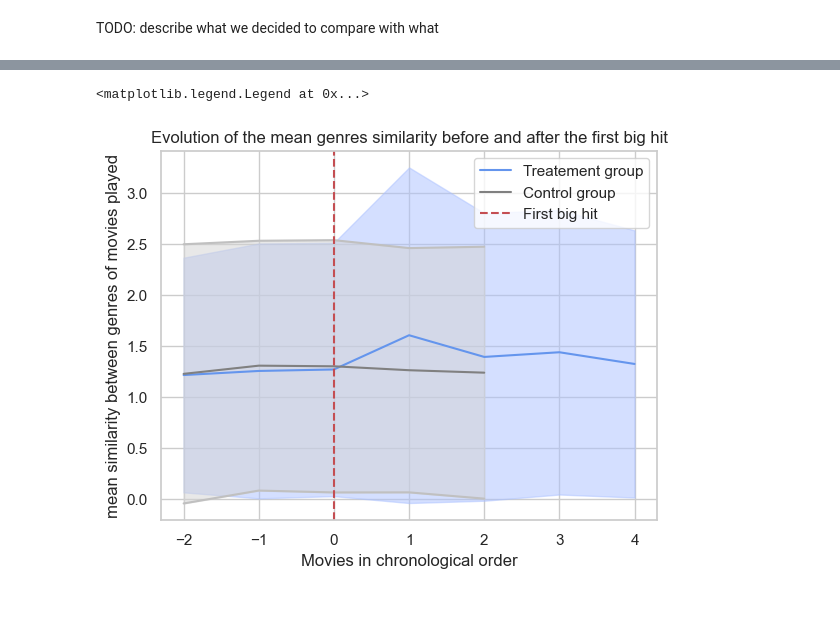
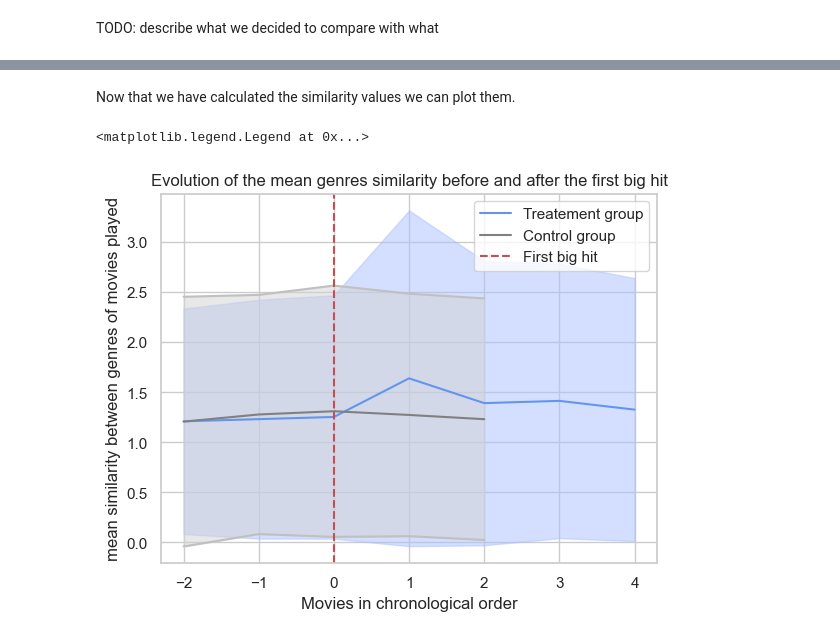
Before and after one commit to epfl-ada/ada-2023-project-pinacolada23, a Jupyter notebook: observational_study.ipynb, the cells around one changed output, grey strips where cells are left out. Saved outputs shown, nothing was run; the diff lists cells and outputs as text; code cells hidden in the pictures; blank space fills up the shorter version.

```diff
--- a/observational_study.ipynb
+++ b/observational_study.ipynb
@@ -227,16 +223,0 @@ Now let's look at the genres of the different movies actors played in. We first
-# %%
-# Use the parse_genres function defined in helpers file to parse strings and extract genre names
-df_career_analysis['parsed_genres'] = df_career_analysis['genres'].apply(parse_genres)
-
-# Compute the number of movies that do not have any genre value to assess the loss caused by this operation
-nb_movies_lost = df_career_analysis[df_career_analysis['parsed_genres'].isna()].movieID.nunique()
-# Remove rows that do not have information on the genres of the movie
-df_career_analysis = df_career_analysis.dropna(subset='parsed_genres')
-
-# For the gernes column, replace the list by a bag of words using the Counter function
-df_career_analysis['genres'] = df_career_analysis.parsed_genres.apply(lambda x: Counter(x))
-# Get rid of unwanted column
-df_career_analysis = df_career_analysis.drop(labels='parsed_genres', axis=1)
-
-# Print the number of movies lost
-print(f'The number of movies that we lost because they did not have information on genre is: {nb_movies_lost}.')
@@ -266,7 +243,7 @@ grp = df_career_analysis.groupby('name_actor')
 df_career_analysis['n'] = grp.apply(lambda x: x.apply(lambda row: center_on_first_hit(row, x), axis=1)).reset_index(drop=True)
 
 # Get rid of unwanted columns for upcoming analysis
-#df_career_analysis = df_career_analysis.drop(labels='movie_count_before_hit', axis=1)
+df_career_analysis = df_career_analysis.drop(labels='movie_count_before_hit', axis=1)
 
 df_career_analysis
 # %% [output]
@@ -306,3 +405,0 @@ df_career_analysis[~df_career_analysis.name_actor.isin(list_name_ok)].head(50)
-# %%
-# TODO find how to deal with genres = {} (empty) e.g. with Seth MacFarlane
-df_career_analysis = df_career_analysis[~(df_career_analysis.name_actor == 'Seth MacFarlane')]
@@ -380,0 +480,2 @@ to_plot_indexes_ctrl = nb_of_actors_for_n_ctrl[nb_of_actors_for_n_ctrl.values>=1
+# %% [markdown]
+Now that we have calculated the similarity values we can plot them.
@@ -381,24 +486,27 @@ to_plot_indexes_ctrl = nb_of_actors_for_n_ctrl[nb_of_actors_for_n_ctrl.values>=1
 # %%
-to_plot_treat = treat.groupby('n').similarity_prev_movie.mean()[to_plot_indexes_treat].astype(float)
-to_plot_ctrl = ctrl.groupby('n').similarity_prev_movie.mean()[to_plot_indexes_ctrl].astype(float)
+# For both group, group by the 'n' values and compute the mean 'similarity_prev_movie'. Then keep only indexes for which we have enough actors
+to_plot_sim_prev_treat = treat.groupby('n').similarity_prev_movie.mean()[to_plot_indexes_treat].astype(float)
+to_plot_sim_prev_ctrl = ctrl.groupby('n').similarity_prev_movie.mean()[to_plot_indexes_ctrl].astype(float)
 
-std_treat = treat.groupby('n')['similarity_prev_movie'].std()[to_plot_indexes_treat]
-std_ctrl = ctrl.groupby('n')['similarity_prev_movie'].std()[to_plot_indexes_ctrl]
+# Do the same with the standard deviation
+std_sim_prev_treat = treat.groupby('n')['similarity_prev_movie'].std()[to_plot_indexes_treat]
+std_sim_prev_ctrl = ctrl.groupby('n')['similarity_prev_movie'].std()[to_plot_indexes_ctrl]
 
-plt.fill_between(to_plot_treat.index, to_plot_treat-std_treat, to_plot_treat+std_treat, alpha = 0.5, color = (0.67, 0.757, 1))
-plt.fill_between(to_plot_ctrl.index, to_plot_ctrl - std_ctrl, to_plot_ctrl + std_ctrl, alpha = 0.5, color =  'lightgrey')
-plt.plot((to_plot_ctrl - std_ctrl), color='silver')
-plt.plot((to_plot_ctrl + std_ctrl), color='silver')
+# Plot the results
+plt.fill_between(to_plot_sim_prev_treat.index, to_plot_sim_prev_treat-std_sim_prev_treat, to_plot_sim_prev_treat+std_sim_prev_treat, alpha = 0.5, color = (0.67, 0.757, 1))
+plt.fill_between(to_plot_sim_prev_ctrl.index, to_plot_sim_prev_ctrl - std_sim_prev_ctrl, to_plot_sim_prev_ctrl + std_sim_prev_ctrl, alpha = 0.5, color =  'lightgrey')
+plt.plot((to_plot_sim_prev_ctrl - std_sim_prev_ctrl), color='silver')
+plt.plot((to_plot_sim_prev_ctrl + std_sim_prev_ctrl), color='silver')
 
-plt.plot(to_plot_treat, label = 'Treatement group', color='cornflowerblue')
-plt.plot(to_plot_ctrl, label = 'Control group', color='grey')
+plt.plot(to_plot_sim_prev_treat, label = 'Treatement group', color='cornflowerblue')
+plt.plot(to_plot_sim_prev_ctrl, label = 'Control group', color='grey')
 
 plt.axvline(0, color='r', label='First big hit', linestyle ='--')
 plt.title('Evolution of the mean genres similarity before and after the first big hit')
 plt.xlabel('Movies in chronological order')
 plt.ylabel('mean similarity between genres of movies played')
 plt.legend()
 # %% [output]
 <matplotlib.legend.Legend at 0x...>
-[figure, old version]
+[figure, new version]
 # %%
```
Also changed, not shown: parts of 27 cells of this notebook, 1 other file.
